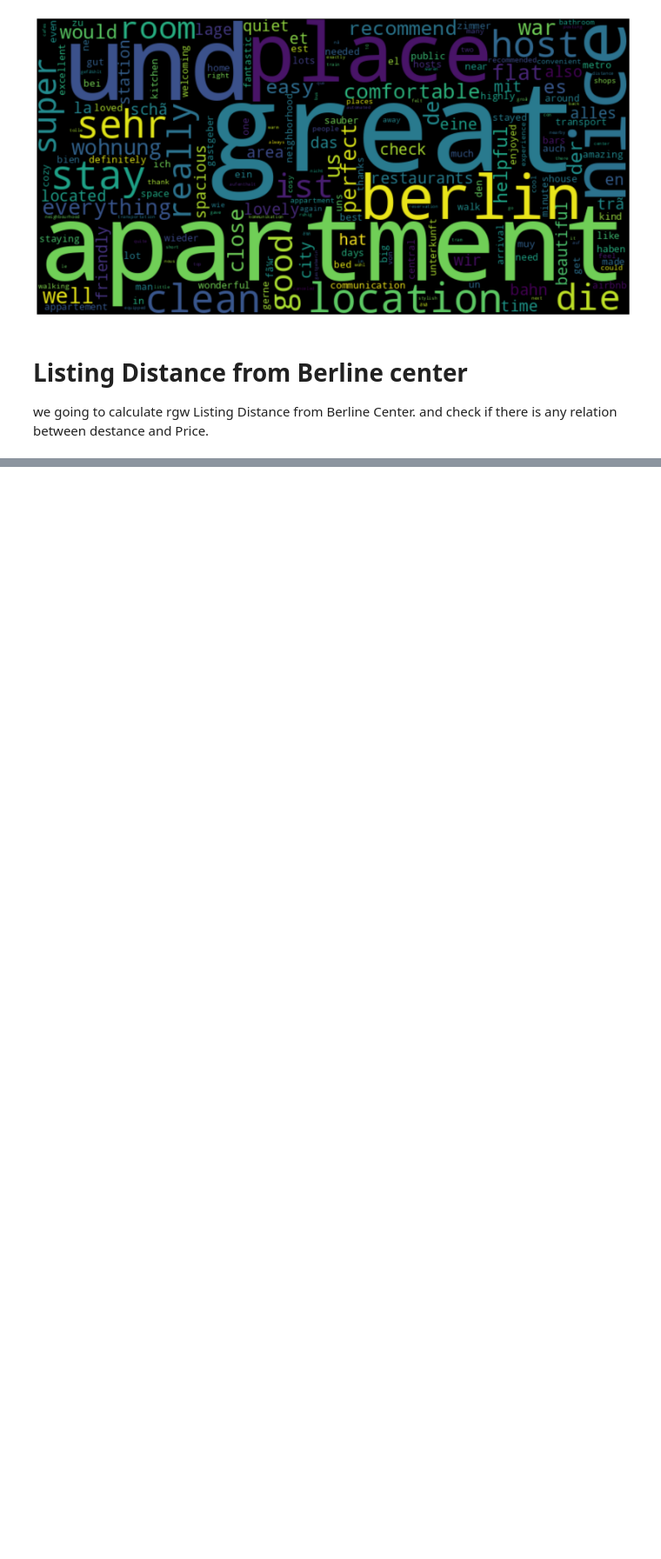
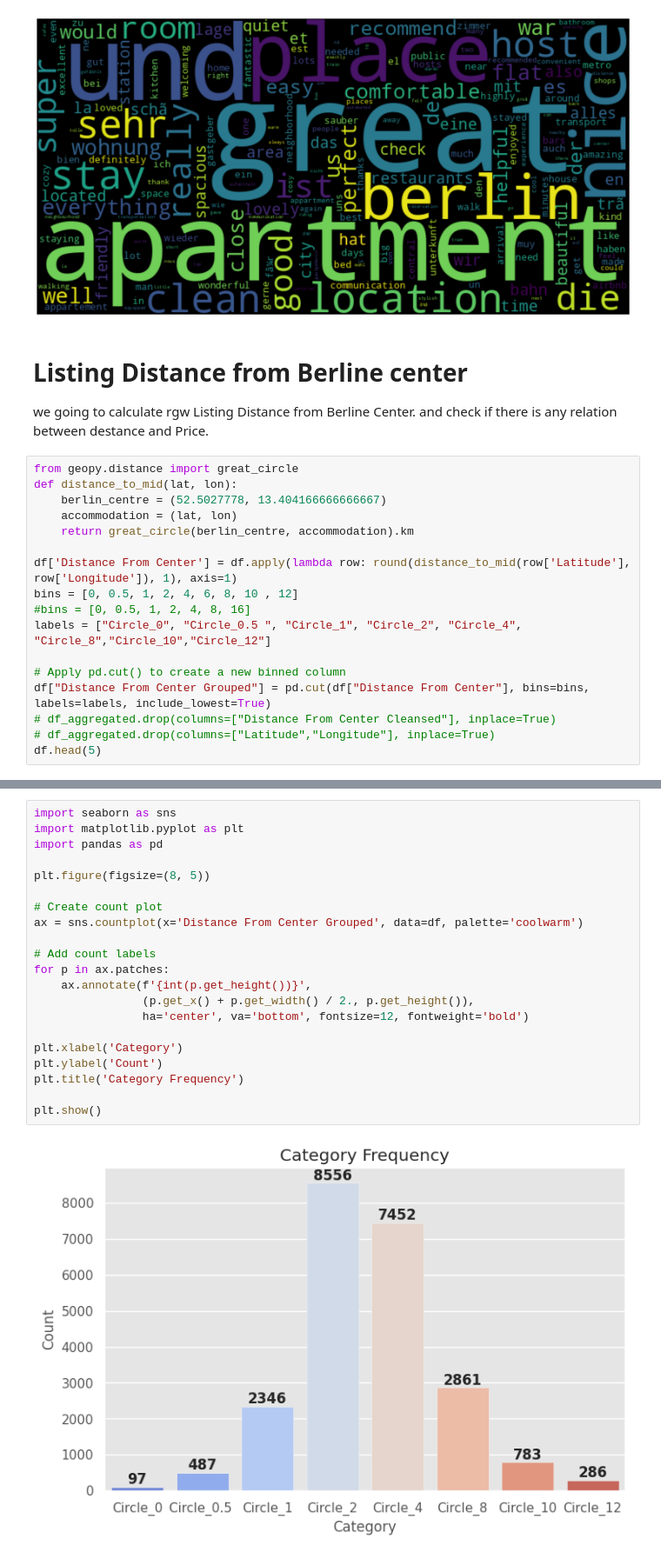
Before and after one commit to rafatb/Berlin_Airbnb_Price_Prediction, a Jupyter notebook: 2-airbnb-berline-feature-engineering.ipynb, the cells around one changed output, grey strips where cells are left out. Shown at 87% size. Drawn from its saved outputs; the diff is of its cells as text; blank space fills up the shorter version.

```diff
--- a/2-airbnb-berline-feature-engineering.ipynb
+++ b/2-airbnb-berline-feature-engineering.ipynb
@@ -211,3 +211,20 @@ plt.show()
 # Listing Distance from Berline center
 we going to calculate rgw Listing Distance from Berline Center.
 and check if there is any relation between destance and Price.
+# %%
+from geopy.distance import great_circle
+def distance_to_mid(lat, lon):
+    berlin_centre = (52.5027778, 13.404166666666667)
+    accommodation = (lat, lon)
+    return great_circle(berlin_centre, accommodation).km
+
+df['Distance From Center'] = df.apply(lambda row: round(distance_to_mid(row['Latitude'], row['Longitude']), 1), axis=1)
+bins = [0, 0.5, 1, 2, 4, 6, 8, 10 , 12]
+#bins = [0, 0.5, 1, 2, 4, 8, 16]
+labels = ["Circle_0", "Circle_0.5 ", "Circle_1", "Circle_2", "Circle_4", "Circle_8","Circle_10","Circle_12"]
+
+# Apply pd.cut() to create a new binned column
+df["Distance From Center Grouped"] = pd.cut(df["Distance From Center"], bins=bins, labels=labels, include_lowest=True)
+# df_aggregated.drop(columns=["Distance From Center Cleansed"], inplace=True)
+# df_aggregated.drop(columns=["Latitude","Longitude"], inplace=True)
+df.head(5)
@@ -213,0 +238,23 @@ and check if there is any relation between destance and Price.
+# %%
+import seaborn as sns
+import matplotlib.pyplot as plt
+import pandas as pd
+
+plt.figure(figsize=(8, 5))
+
+# Create count plot
+ax = sns.countplot(x='Distance From Center Grouped', data=df, palette='coolwarm')
+
+# Add count labels
+for p in ax.patches:
+    ax.annotate(f'{int(p.get_height())}',
+                (p.get_x() + p.get_width() / 2., p.get_height()),
+                ha='center', va='bottom', fontsize=12, fontweight='bold')
+
+plt.xlabel('Category')
+plt.ylabel('Count')
+plt.title('Category Frequency')
+
+plt.show()
+# %% [output]
+[figure, added]
```
Also changed, not shown: parts of 2 cells of this notebook.
